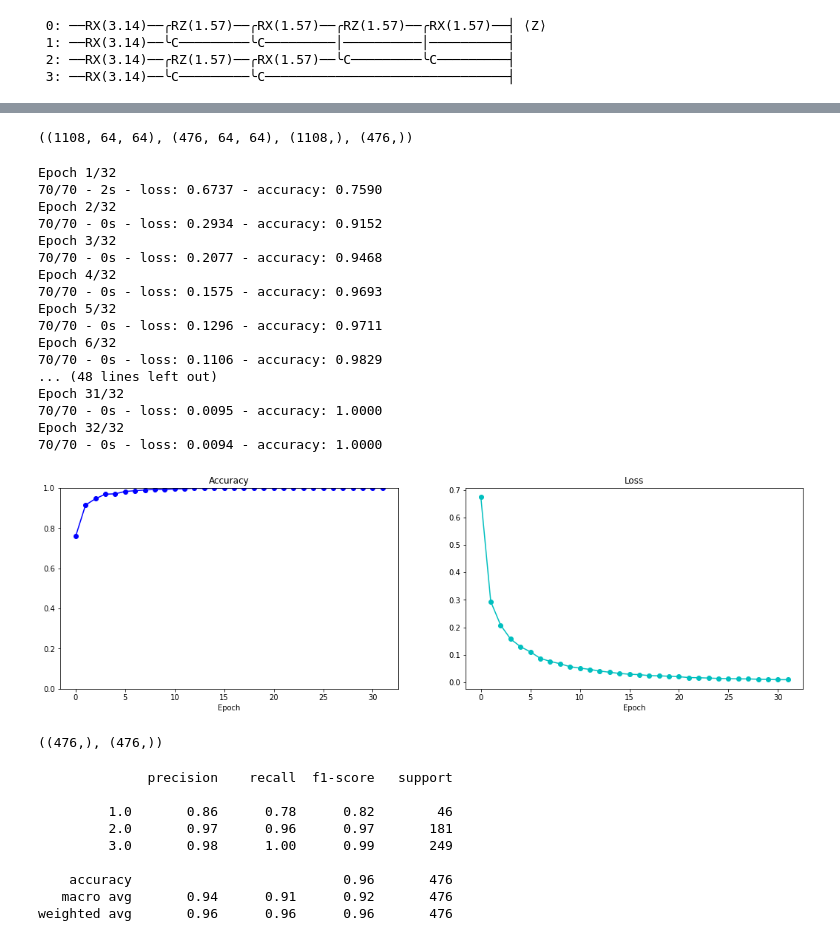
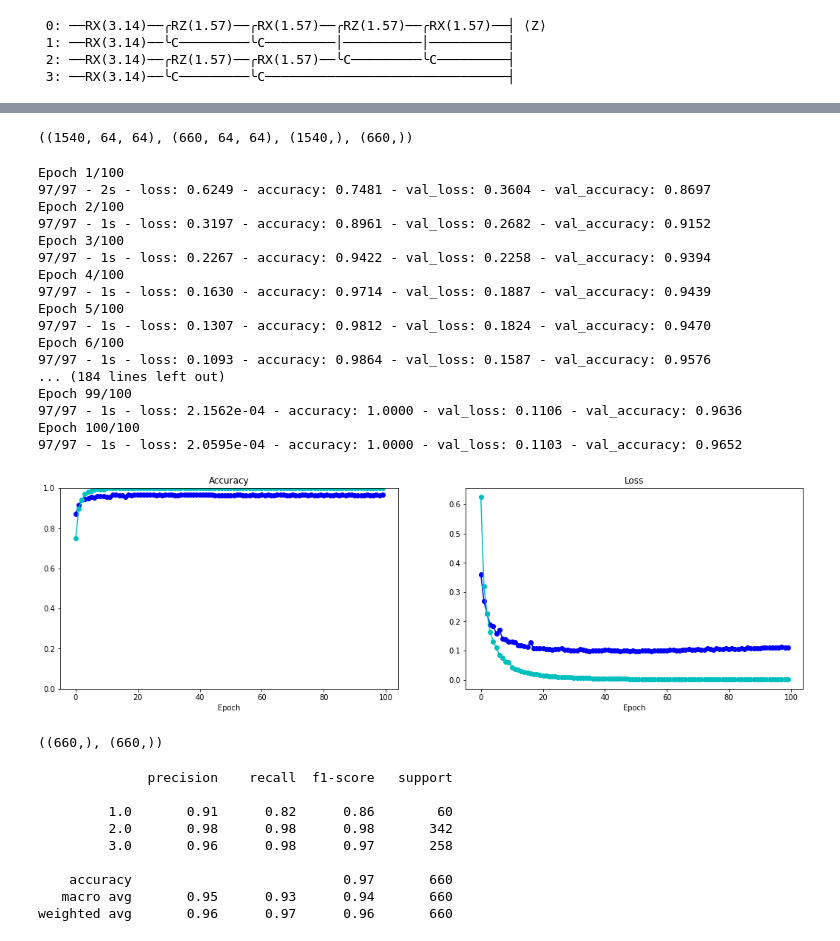
Before and after one commit to ggirlk/portf-draft, a Jupyter notebook: V0.ipynb, the cells around one changed output, grey strips where cells are left out. Saved outputs shown, nothing was run; the diff lists cells and outputs as text; code cells hidden in the pictures.

```diff
--- a/V0.ipynb
+++ b/V0.ipynb
@@ -40,7 +40,7 @@ import umap
 from pennylane import numpy as np
 # %%
 # read from .mat file
-f = h5py.File('../brain_tumor_dataset/all/2.mat','r')
+f = h5py.File('../brain_tumor_dataset/all/1000.mat','r')
 img = f.get("cjdata/image")
 mask = f.get("cjdata/tumorMask")
 #img = np.array(img) # For converting to a NumPy array
@@ -192,12 +196,12 @@ plt.show()
 # Make a train/test split using 30% test size
 from sklearn.model_selection import train_test_split
 X_train, X_test, y_train, y_test = train_test_split(npimages, nplabels,
-                                                    test_size=0.30,
+                                                    test_size=0.3,
                                                     random_state=42)
 # %%
 X_train.shape, X_test.shape, y_train.shape, y_test.shape
 # %% [output]
-((1108, 64, 64), (476, 64, 64), (1108,), (476,))
+((1540, 64, 64), (660, 64, 64), (1540,), (660,))
 # %%
 def Model():
     """
@@ -208,7 +212,7 @@ def Model():
         K.layers.Dense(4, activation="softmax")
     ])
     model.compile(
-        optimizer=tf.keras.optimizers.Adam(learning_rate=0.00025),
+        optimizer=tf.keras.optimizers.Adam(learning_rate=0.00045),
         loss="sparse_categorical_crossentropy",
         metrics=["accuracy"],
     )
@@ -219,49 +223,51 @@ q_model = Model()
 q_history = q_model.fit(
     X_train,
     y_train,
-    #validation_data=(X_test, y_test),
+    validation_data=(X_test, y_test),
     batch_size=16,
-    epochs=32,
+    epochs=100,
     verbose=2,
 )
 # %% [output]
-Epoch 1/32
-70/70 - 2s - loss: 0.6737 - accuracy: 0.7590
-Epoch 2/32
-70/70 - 0s - loss: 0.2934 - accuracy: 0.9152
-Epoch 3/32
-70/70 - 0s - loss: 0.2077 - accuracy: 0.9468
-Epoch 4/32
-70/70 - 0s - loss: 0.1575 - accuracy: 0.9693
-Epoch 5/32
-70/70 - 0s - loss: 0.1296 - accuracy: 0.9711
-Epoch 6/32
-70/70 - 0s - loss: 0.1106 - accuracy: 0.9829
-... (48 lines left out)
-Epoch 31/32
-70/70 - 0s - loss: 0.0095 - accuracy: 1.0000
-Epoch 32/32
-70/70 - 0s - loss: 0.0094 - accuracy: 1.0000
+Epoch 1/100
+97/97 - 2s - loss: 0.6249 - accuracy: 0.7481 - val_loss: 0.3604 - val_accuracy: 0.8697
+Epoch 2/100
+97/97 - 1s - loss: 0.3197 - accuracy: 0.8961 - val_loss: 0.2682 - val_accuracy: 0.9152
+Epoch 3/100
+97/97 - 1s - loss: 0.2267 - accuracy: 0.9422 - val_loss: 0.2258 - val_accuracy: 0.9394
+Epoch 4/100
+97/97 - 1s - loss: 0.1630 - accuracy: 0.9714 - val_loss: 0.1887 - val_accuracy: 0.9439
+Epoch 5/100
+97/97 - 1s - loss: 0.1307 - accuracy: 0.9812 - val_loss: 0.1824 - val_accuracy: 0.9470
+Epoch 6/100
+97/97 - 1s - loss: 0.1093 - accuracy: 0.9864 - val_loss: 0.1587 - val_accuracy: 0.9576
+... (184 lines left out)
+Epoch 99/100
+97/97 - 1s - loss: 2.1562e-04 - accuracy: 1.0000 - val_loss: 0.1106 - val_accuracy: 0.9636
+Epoch 100/100
+97/97 - 1s - loss: 2.0595e-04 - accuracy: 1.0000 - val_loss: 0.1103 - val_accuracy: 0.9652
 # %%
 fig, (ax1, ax2) = plt.subplots(1, 2, figsize=(18, 5))
-ax1.plot(q_history.history["accuracy"], "-ob")
+ax1.plot(q_history.history["val_accuracy"], "-ob")
+ax1.plot(q_history.history["accuracy"], "-oc")
 ax1.set_ylim([0, 1])
 ax1.set_title("Accuracy")
 ax1.set_xlabel("Epoch")
 
+ax2.plot(q_history.history["val_loss"], "-ob")
 ax2.plot(q_history.history["loss"], "-oc")
 ax2.set_title("Loss")
 ax2.set_xlabel("Epoch")
 plt.show()
 # %% [output]
-[figure, old version]
+[figure, new version]
 # %%
 yhat = q_model.predict(X_test)
 yhat = yhat.argmax(axis=1)
 # %%
 yhat.shape, y_test.shape
 # %% [output]
-((476,), (476,))
+((660,), (660,))
 # %%
 from sklearn.metrics import classification_report
 import itertools
@@ -308,13 +314,13 @@ print(classification_report(y_test, yhat))
 # %% [output]
               precision    recall  f1-score   support
 
-         1.0       0.86      0.78      0.82        46
-         2.0       0.97      0.96      0.97       181
-         3.0       0.98      1.00      0.99       249
+         1.0       0.91      0.82      0.86        60
+         2.0       0.98      0.98      0.98       342
+         3.0       0.96      0.98      0.97       258
 
-    accuracy                           0.96       476
-   macro avg       0.94      0.91      0.92       476
-weighted avg       0.96      0.96      0.96       476
+    accuracy                           0.97       660
+   macro avg       0.95      0.93      0.94       660
+weighted avg       0.96      0.97      0.96       660
 # %%
 # Plot non-normalized confusion matrix
 plt.figure(figsize=(6, 6))
```
Also changed, not shown: parts of 8 cells of this notebook.
